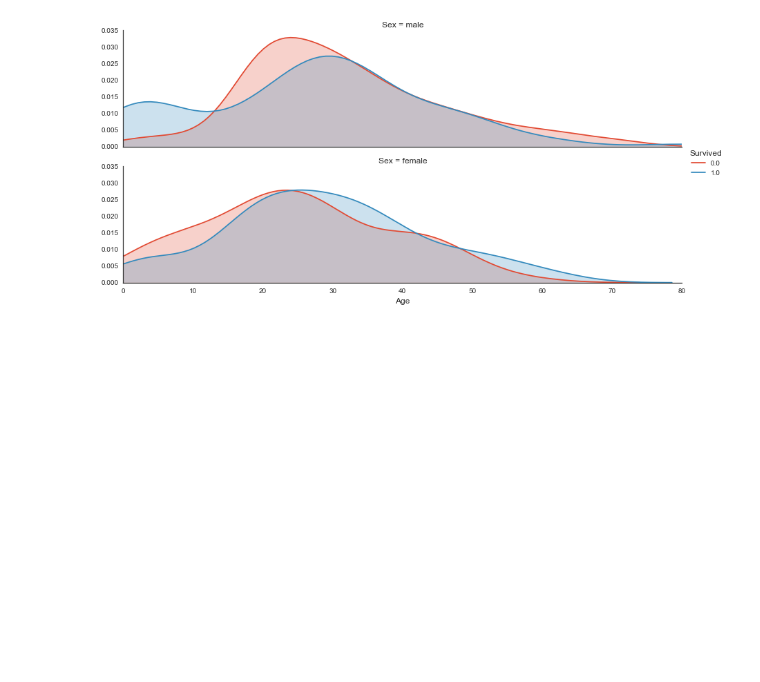
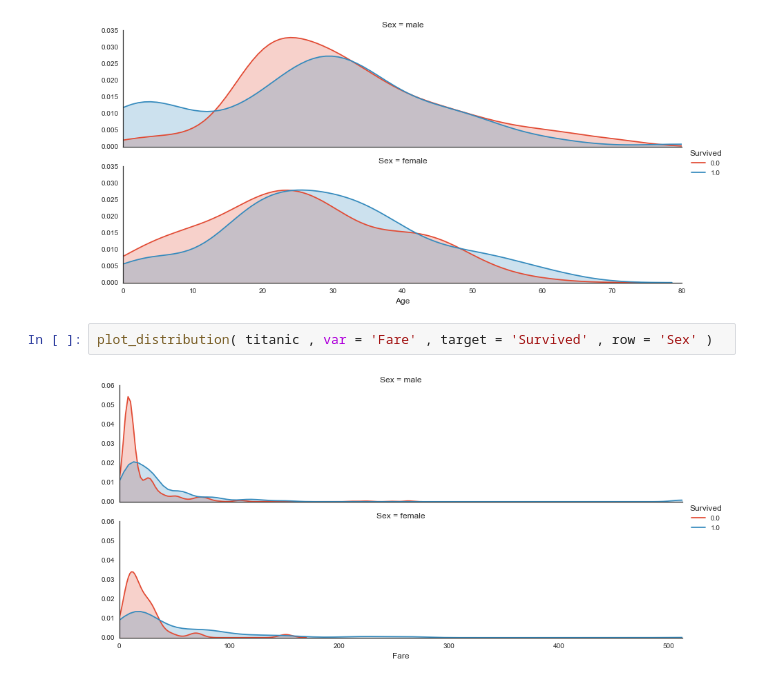
Before and after one commit to MadhaoWagh/Titanic, a Jupyter notebook: Notebook1.ipynb, the cells around one changed output. Cells and saved outputs as stored; diff of their text form; blank space fills up the shorter version.

```diff
--- a/Notebook1.ipynb
+++ b/Notebook1.ipynb
@@ -139,3 +140,7 @@ plot_correlation_map( titanic )
 plot_distribution( titanic , var = 'Age' , target = 'Survived' , row = 'Sex' )
 # %% [output]
 [figure]
+# %%
+plot_distribution( titanic , var = 'Fare' , target = 'Survived' , row = 'Sex' )
+# %% [output]
+[figure, added]
```
Also changed, not shown: parts of 15 cells of this notebook.
